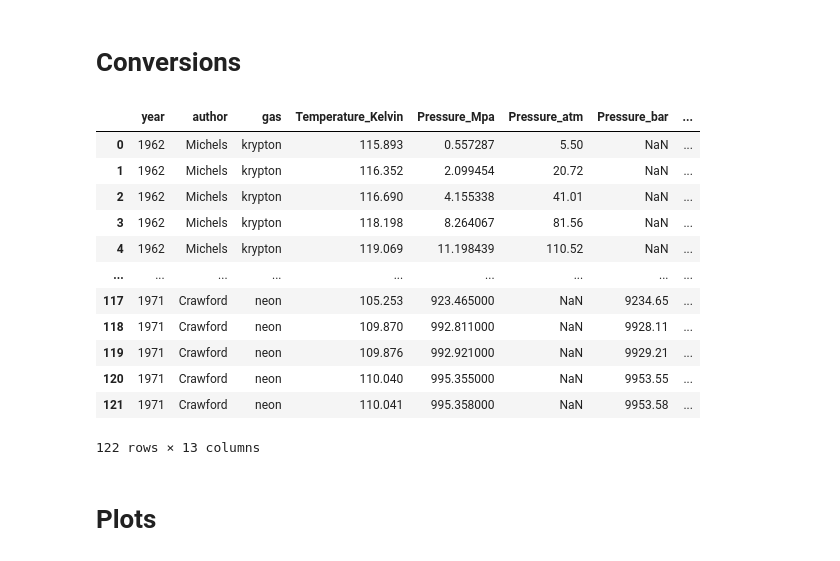
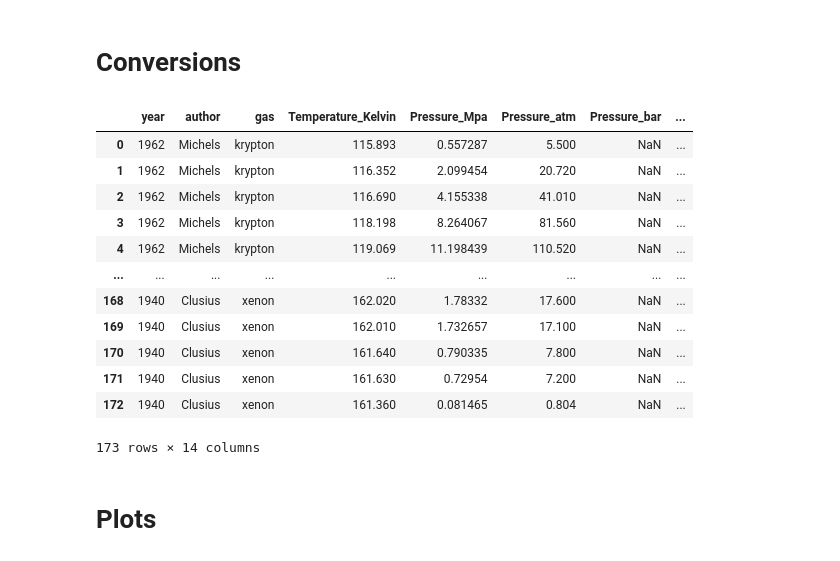
Before and after one commit to Iash5225/GENG5511_Thesis, a Jupyter notebook: src/visualise.ipynb, the cells around one changed output. Cells and saved outputs as stored; diff of their text form; code cells hidden in the pictures.

```diff
--- a/src/visualise.ipynb
+++ b/src/visualise.ipynb
@@ -178,38 +197,49 @@ def plot_thermal_coefficient_gas_data(data, gas_name):
 # %%
 # Apply the conversion function
 # Convert Pressure_atm to Pressure_MPa
 melting_data['Pressure_MPa_from_atm'] = melting_data['Pressure_atm'].apply(
     lambda x: atm_to_mpa(x) if pd.notnull(x) else None
 )
 
 # Convert Pressure_bar to Pressure_MPa
 melting_data['Pressure_MPa_from_bar'] = melting_data['Pressure_bar'].apply(
     lambda x: bar_to_mpa(x) if pd.notnull(x) else None
 )
 
-# Combine the two converted columns into a single Pressure_MPa column (preferring atm if both exist)
+# Convert Pressure_kbar to Pressure_MPa
+melting_data['Pressure_MPa_from_kbar'] = melting_data['Pressure_kbar'].apply(
+    lambda x: x * 100 if pd.notnull(x) else None
+)
+
+
+# # Combine the two converted columns into a single Pressure_MPa column (preferring atm if both exist)
+# melting_data['Pressure_Mpa'] = melting_data['Pressure_MPa_from_atm'].combine_first(
+#     melting_data['Pressure_MPa_from_bar'])
+
+# Combine all three into a single Pressure_MPa column (preferring atm, then bar, then kbar)
 melting_data['Pressure_Mpa'] = melting_data['Pressure_MPa_from_atm'].combine_first(
-    melting_data['Pressure_MPa_from_bar'])
+    melting_data['Pressure_MPa_from_bar']).combine_first(
+    melting_data['Pressure_MPa_from_kbar'])
 
 # Drop intermediate columns if not needed
 data = melting_data.drop(
-    columns=['Pressure_MPa_from_atm', 'Pressure_MPa_from_bar'])
+    columns=['Pressure_MPa_from_atm', 'Pressure_MPa_from_bar', 'Pressure_MPa_from_kbar'])
 
 display(melting_data)
 # %% [output]
 |  | year | author | gas | Temperature_Kelvin | Pressure_Mpa | Pressure_atm | Pressure_bar | ... |
-| 0 | 1962 | Michels | krypton | 115.893 | 0.557287 | 5.50 | NaN | ... |
-| 1 | 1962 | Michels | krypton | 116.352 | 2.099454 | 20.72 | NaN | ... |
-| 2 | 1962 | Michels | krypton | 116.690 | 4.155338 | 41.01 | NaN | ... |
-| 3 | 1962 | Michels | krypton | 118.198 | 8.264067 | 81.56 | NaN | ... |
-| 4 | 1962 | Michels | krypton | 119.069 | 11.198439 | 110.52 | NaN | ... |
+| 0 | 1962 | Michels | krypton | 115.893 | 0.557287 | 5.500 | NaN | ... |
+| 1 | 1962 | Michels | krypton | 116.352 | 2.099454 | 20.720 | NaN | ... |
+| 2 | 1962 | Michels | krypton | 116.690 | 4.155338 | 41.010 | NaN | ... |
+| 3 | 1962 | Michels | krypton | 118.198 | 8.264067 | 81.560 | NaN | ... |
+| 4 | 1962 | Michels | krypton | 119.069 | 11.198439 | 110.520 | NaN | ... |
 | ... | ... | ... | ... | ... | ... | ... | ... | ... |
-| 117 | 1971 | Crawford | neon | 105.253 | 923.465000 | NaN | 9234.65 | ... |
-| 118 | 1971 | Crawford | neon | 109.870 | 992.811000 | NaN | 9928.11 | ... |
-| 119 | 1971 | Crawford | neon | 109.876 | 992.921000 | NaN | 9929.21 | ... |
-| 120 | 1971 | Crawford | neon | 110.040 | 995.355000 | NaN | 9953.55 | ... |
-| 121 | 1971 | Crawford | neon | 110.041 | 995.358000 | NaN | 9953.58 | ... |
+| 168 | 1940 | Clusius | xenon | 162.020 | 1.78332 | 17.600 | NaN | ... |
+| 169 | 1940 | Clusius | xenon | 162.010 | 1.732657 | 17.100 | NaN | ... |
+| 170 | 1940 | Clusius | xenon | 161.640 | 0.790335 | 7.800 | NaN | ... |
+| 171 | 1940 | Clusius | xenon | 161.630 | 0.72954 | 7.200 | NaN | ... |
+| 172 | 1940 | Clusius | xenon | 161.360 | 0.081465 | 0.804 | NaN | ... |
-122 rows × 13 columns
+173 rows × 14 columns
 # %%
 # Filter data by gas type
 krypton_data = melting_data[melting_data['gas'] == 'krypton']
```
Also changed, not shown: parts of 6 cells of this notebook.
